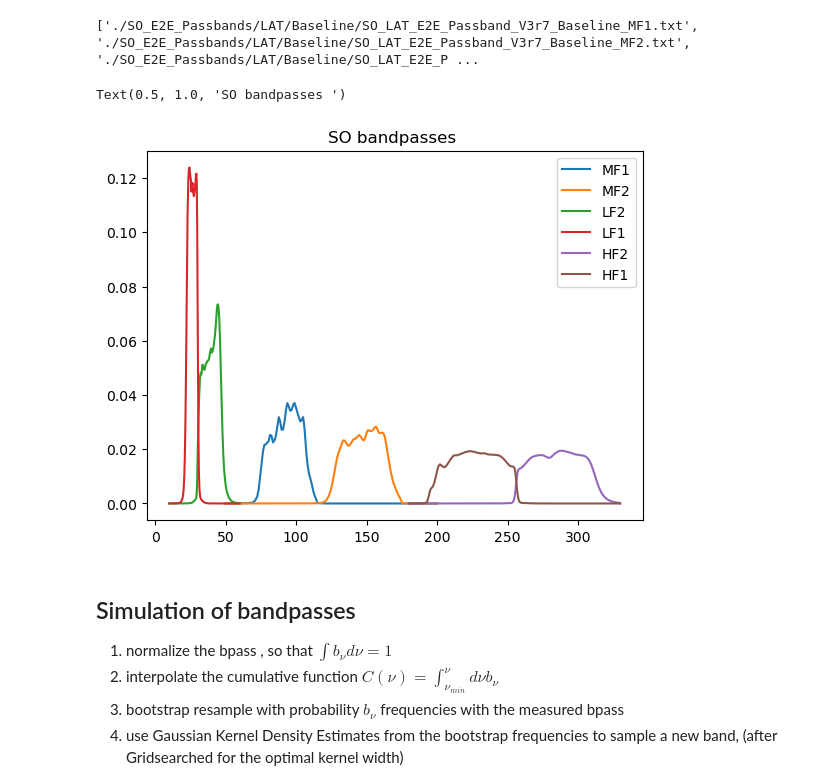
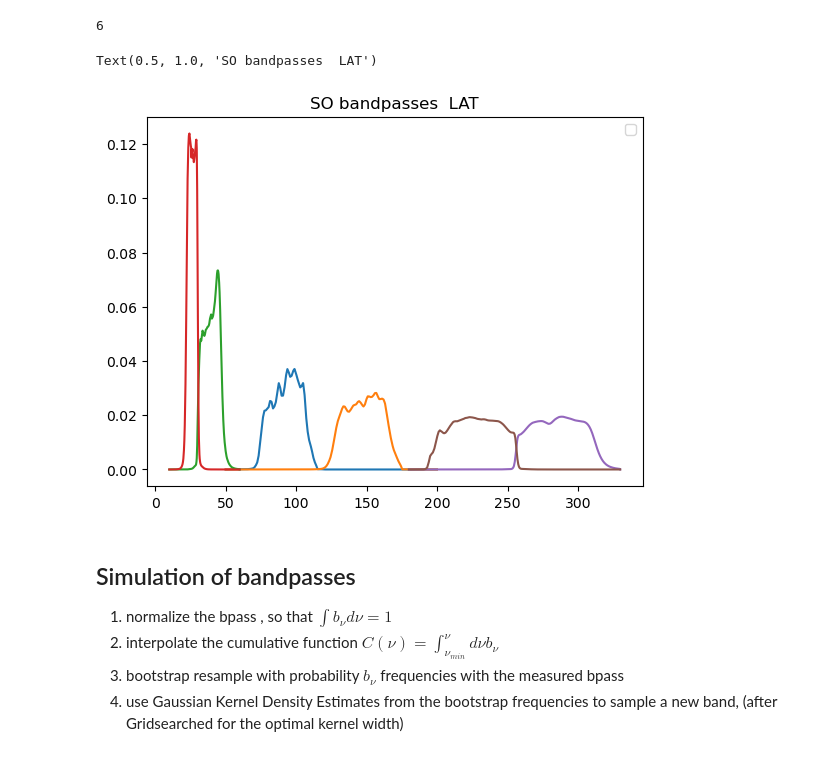
Before and after one commit to simonsobs/bandpass_sampler, a Jupyter notebook: SO_kernelbandpasses.ipynb, the cells around one changed output. Drawn from its saved outputs; the diff is of its cells as text; code cells hidden in the pictures.

```diff
--- a/SO_kernelbandpasses.ipynb
+++ b/SO_kernelbandpasses.ipynb
@@ -10,22 +11,24 @@ import scipy as sp
 from sklearn.model_selection import GridSearchCV, LeaveOneOut
 from sklearn.neighbors import KernelDensity
 # %%
-
-files = glob.glob('./SO_E2E_Passbands/LAT/Baseline/SO_LAT_E2E_Passband_V3r7_Baseline_*')
+idscope ="LAT"
+files = glob.glob(f'../SO_E2E_Passbands/{idscope}/Baseline/SO_{idscope}_E2E_Passband_V3*')
+print(len(files) )
+# %% [output]
+6
 # %%
-print(files)
+
 for f in files:
     label = ((f.split(".")[1][-3:] ))
     arr =np.loadtxt(f,skiprows=1)
     plt.plot(arr[:,0], arr[:,1]/np.trapz(arr[:,1],arr[:,0]), label=label )
 bnu = arr[:,1]
 nu = arr[:,0]
 plt.legend()
-plt.title('SO bandpasses ')
+plt.title(f'SO bandpasses  {idscope}')
 # %% [output]
-['./SO_E2E_Passbands/LAT/Baseline/SO_LAT_E2E_Passband_V3r7_Baseline_MF1.txt', './SO_E2E_Passbands/LAT/Baseline/SO_LAT_E2E_Passband_V3r7_Baseline_MF2.txt', './SO_E2E_Passbands/LAT/Baseline/SO_LAT_E2E_P ...
+Text(0.5, 1.0, 'SO bandpasses  LAT')
-Text(0.5, 1.0, 'SO bandpasses ')
-[figure, old version]
+[figure, new version]
 # %% [markdown]
 ## Simulation of bandpasses
 
```
Also changed, not shown: parts of 5 cells of this notebook, 45 other files.
